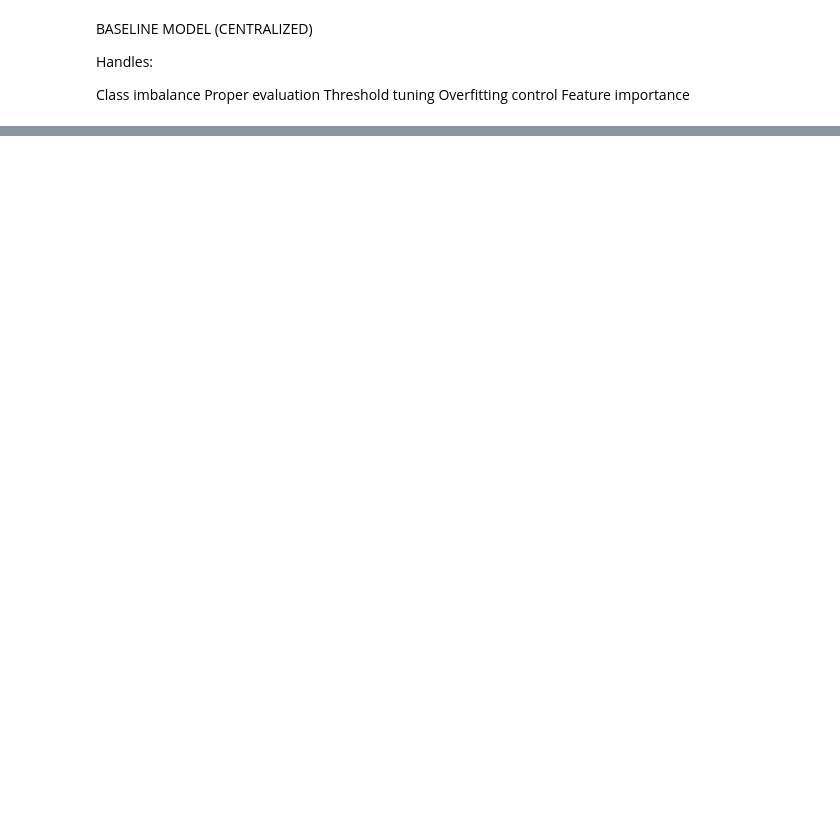
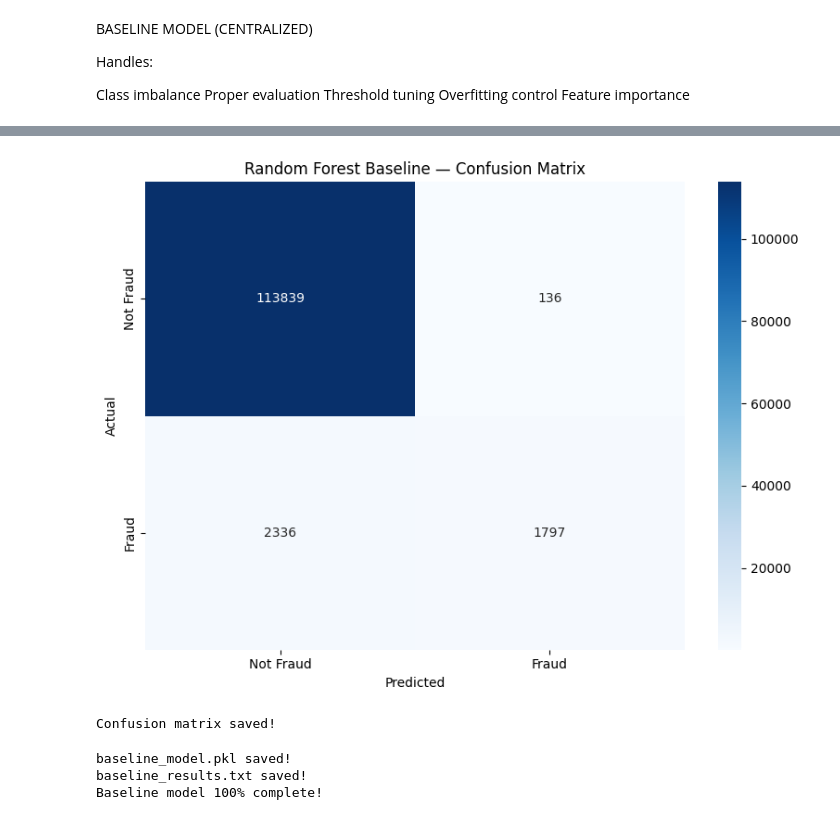
Before and after one commit to Sameekshaingole/fraud-detection-federated-learning, a Jupyter notebook: notebooks/Baseline_model.ipynb, the cells around one changed output, grey strips where cells are left out. Cells and saved outputs as stored; diff of their text form; code cells hidden in the pictures; blank space fills up the shorter version.

```diff
--- a/notebooks/Baseline_model.ipynb
+++ b/notebooks/Baseline_model.ipynb
@@ -71,0 +86,24 @@ with open('/content/drive/MyDrive/fraud_detection_project/baseline_model.pkl', '
+# %%
+y_pred = rf_model.predict(X_test)
+y_prob = rf_model.predict_proba(X_test)[:, 1]
+
+accuracy  = accuracy_score(y_test, y_pred)
+precision = precision_score(y_test, y_pred)
+recall    = recall_score(y_test, y_pred)
+f1        = f1_score(y_test, y_pred)
+roc_auc   = roc_auc_score(y_test, y_prob)
+
+print("=" * 50)
+print("   RANDOM FOREST BASELINE RESULTS")
+print("=" * 50)
+print(f"Accuracy  : {round(accuracy,  4)}")
+print(f"Precision : {round(precision, 4)}")
+print(f"Recall    : {round(recall,    4)}")
+print(f"F1 Score  : {round(f1,        4)}")
+print(f"ROC-AUC   : {round(roc_auc,   4)}")
+print(f"Train Time: {round(training_time, 2)} seconds")
+print("=" * 50)
+print(f"Predicted fraud: {y_pred.sum()}")
+print(f"Actual fraud   : {int(y_test.sum())}")
+print(classification_report(y_test, y_pred,
+      target_names=['Not Fraud', 'Fraud']))
@@ -71,0 +131,51 @@ with open('/content/drive/MyDrive/fraud_detection_project/baseline_model.pkl', '
+# %%
+cm = confusion_matrix(y_test, y_pred)
+
+plt.figure(figsize=(8, 6))
+sns.heatmap(cm, annot=True, fmt='d', cmap='Blues',
+            xticklabels=['Not Fraud', 'Fraud'],
+            yticklabels=['Not Fraud', 'Fraud'])
+
+plt.title('Random Forest Baseline — Confusion Matrix')
+plt.ylabel('Actual')
+plt.xlabel('Predicted')
+plt.tight_layout()
+plt.savefig('/content/drive/MyDrive/fraud_detection_project/baseline_confusion_matrix.png')
+plt.show()
+print("Confusion matrix saved!")
+# %% [output]
+[figure, added]
+Confusion matrix saved!
+# %%
+with open('/content/drive/MyDrive/fraud_detection_project/baseline_model.pkl', 'wb') as f:
+    pickle.dump(rf_model, f)
+print("baseline_model.pkl saved!")
+
+results_text = f"""
+BASELINE MODEL RESULTS
+======================
+Model      : Random Forest (100 trees)
+Dataset    : IEEE-CIS Fraud Detection
+Train size : {X_train.shape[0]}
+Test size  : {X_test.shape[0]}
+
+Accuracy   : {round(accuracy,  4)}
+Precision  : {round(precision, 4)}
+Recall     : {round(recall,    4)}
+F1 Score   : {round(f1,        4)}
+ROC-AUC    : {round(roc_auc,   4)}
+Train Time : {round(training_time, 2)} seconds
+
+Predicted fraud : {y_pred.sum()}
+Actual fraud    : {int(y_test.sum())}
+"""
+
+with open('/content/drive/MyDrive/fraud_detection_project/baseline_results.txt', 'w') as f:
+    f.write(results_text)
+
+print("baseline_results.txt saved!")
+print("Baseline model 100% complete!")
+# %% [output]
+baseline_model.pkl saved!
+baseline_results.txt saved!
+Baseline model 100% complete!
```
Also changed, not shown: parts of 7 cells of this notebook.
